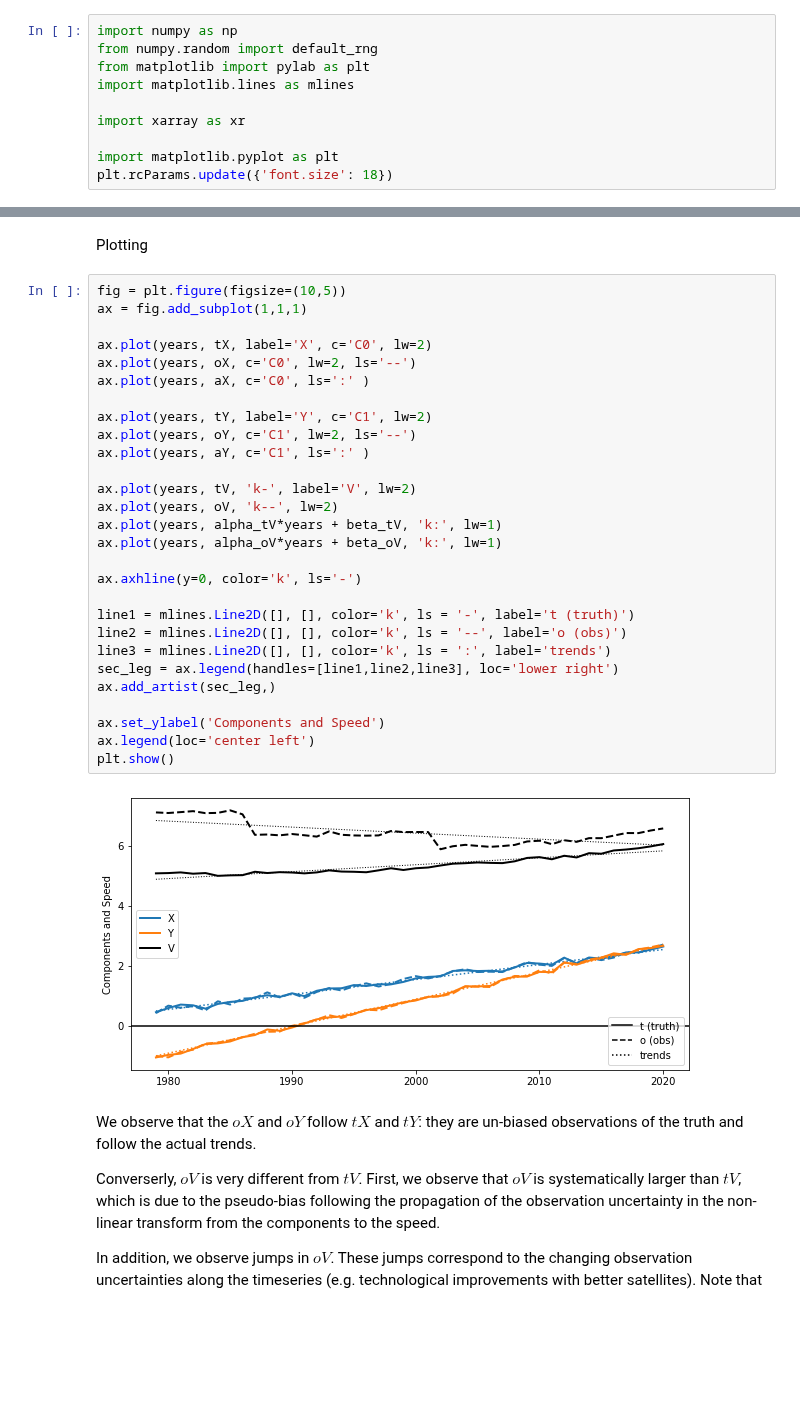
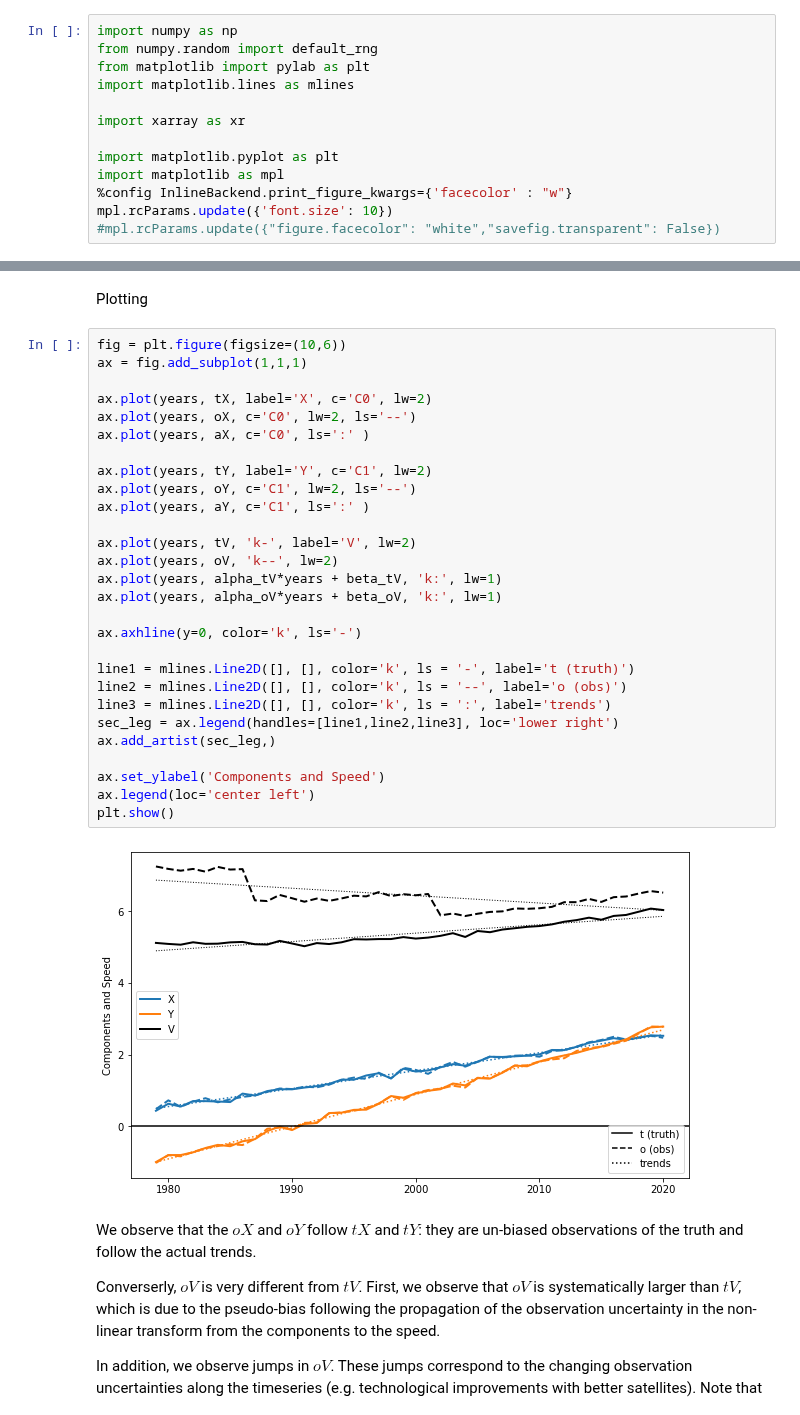
Before and after one commit to TomLav/snippets, a Jupyter notebook: Pseudo-biases with vector velocity.ipynb, the cells around one changed output, grey strips where cells are left out. Saved outputs shown, nothing was run; the diff lists cells and outputs as text; blank space fills up the shorter version.

```diff
--- a/Pseudo-biases with vector velocity.ipynb
+++ b/Pseudo-biases with vector velocity.ipynb
@@ -19,7 +19,10 @@ import matplotlib.lines as mlines
 import xarray as xr
 
 import matplotlib.pyplot as plt
-plt.rcParams.update({'font.size': 18})
+import matplotlib as mpl
+%config InlineBackend.print_figure_kwargs={'facecolor' : "w"}
+mpl.rcParams.update({'font.size': 10})
+#mpl.rcParams.update({"figure.facecolor": "white","savefig.transparent": False})
 # %%
 def speed(dX, dY):
     return (dX**2 + dY**2)**0.5
@@ -252,35 +255,35 @@ alpha_oV, beta_oV, _, _, _ = linregress(years, oV)
 # %% [markdown]
 Plotting
 # %%
-fig = plt.figure(figsize=(10,5))
+fig = plt.figure(figsize=(10,6))
 ax = fig.add_subplot(1,1,1)
 
 ax.plot(years, tX, label='X', c='C0', lw=2)
 ax.plot(years, oX, c='C0', lw=2, ls='--')
 ax.plot(years, aX, c='C0', ls=':' )
 
 ax.plot(years, tY, label='Y', c='C1', lw=2)
 ax.plot(years, oY, c='C1', lw=2, ls='--')
 ax.plot(years, aY, c='C1', ls=':' )
 
 ax.plot(years, tV, 'k-', label='V', lw=2)
 ax.plot(years, oV, 'k--', lw=2)
 ax.plot(years, alpha_tV*years + beta_tV, 'k:', lw=1)
 ax.plot(years, alpha_oV*years + beta_oV, 'k:', lw=1)
 
 ax.axhline(y=0, color='k', ls='-')
 
 line1 = mlines.Line2D([], [], color='k', ls = '-', label='t (truth)')
 line2 = mlines.Line2D([], [], color='k', ls = '--', label='o (obs)')
 line3 = mlines.Line2D([], [], color='k', ls = ':', label='trends')
 sec_leg = ax.legend(handles=[line1,line2,line3], loc='lower right')
 ax.add_artist(sec_leg,)
 
 ax.set_ylabel('Components and Speed')
 ax.legend(loc='center left')
 plt.show()
 # %% [output]
-[figure, old version]
+[figure, new version]
 # %% [markdown]
 We observe that the $oX$ and $oY$ follow $tX$ and $tY$: they are un-biased observations of the truth and follow the actual trends.
 
```
Also changed, not shown: parts of 7 cells of this notebook.
